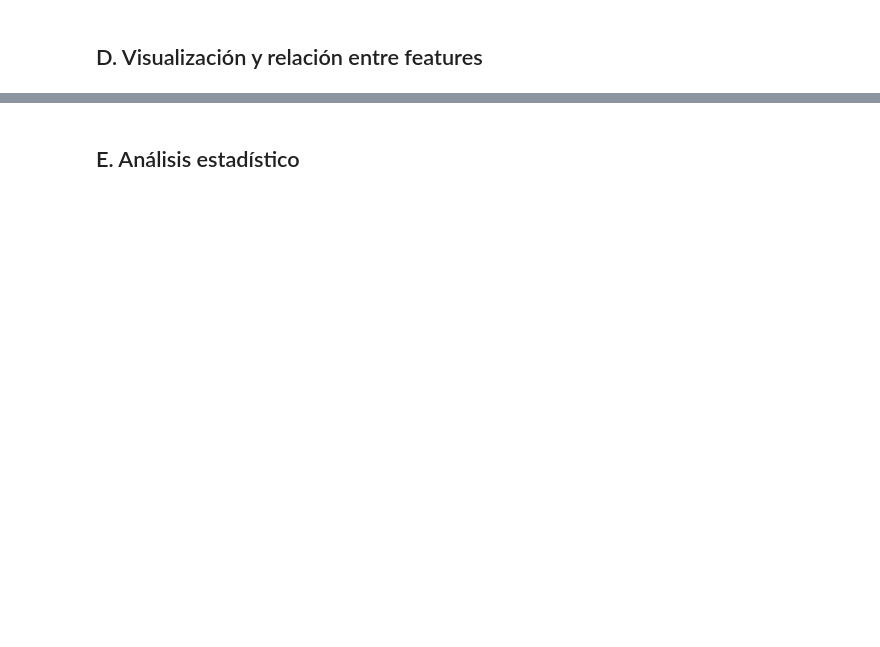
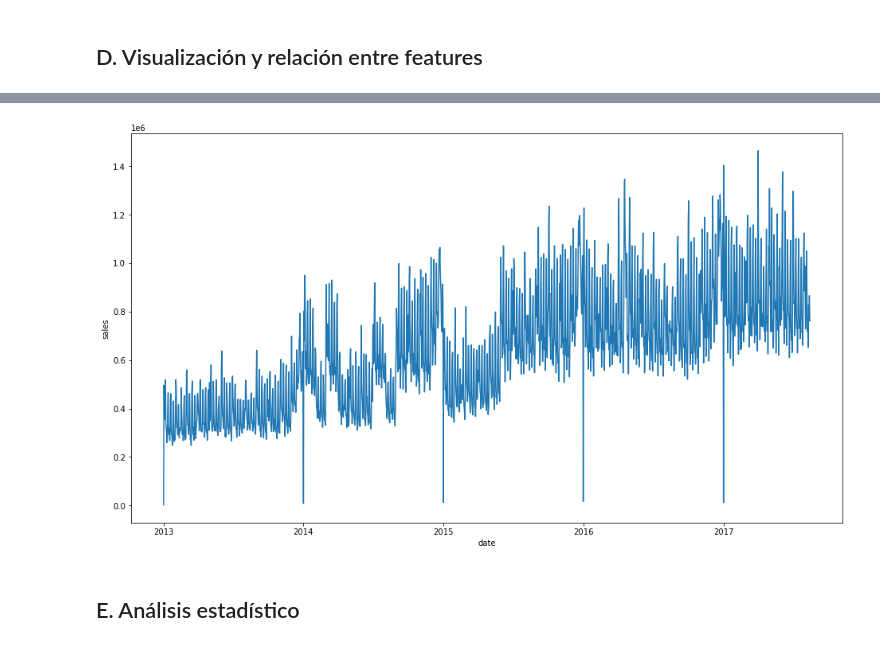
Before and after one commit to Sebas1245/store-sales-forecasting, a Jupyter notebook: analysis.ipynb, the cells around one changed output, grey strips where cells are left out. Drawn from its saved outputs; the diff is of its cells as text; code cells hidden in the pictures; blank space fills up the shorter version.

```diff
--- a/analysis.ipynb
+++ b/analysis.ipynb
@@ -212,2 +294,7 @@ transactions_df.head()
+# %%
+date_df = train_join_df.groupby(by = 'date').sum().reset_index()
+time_series(date_df, 'date', 'sales')
+# %% [output]
+[figure, added]
 # %% [markdown]
 ## E. Análisis estadístico
```
Also changed, not shown: parts of 13 cells of this notebook.
